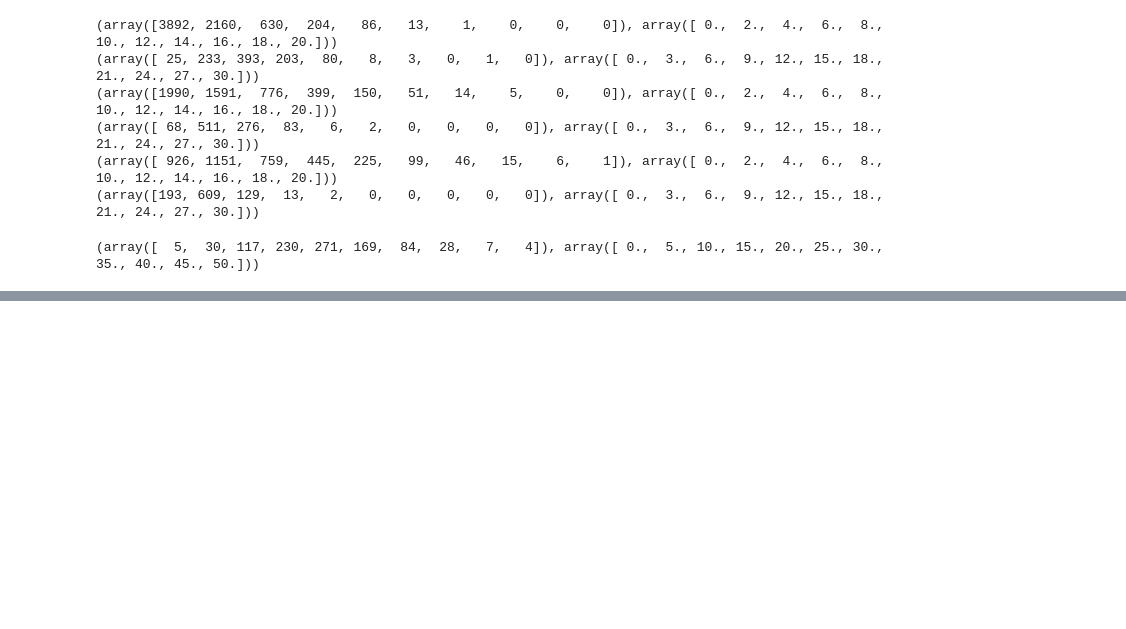
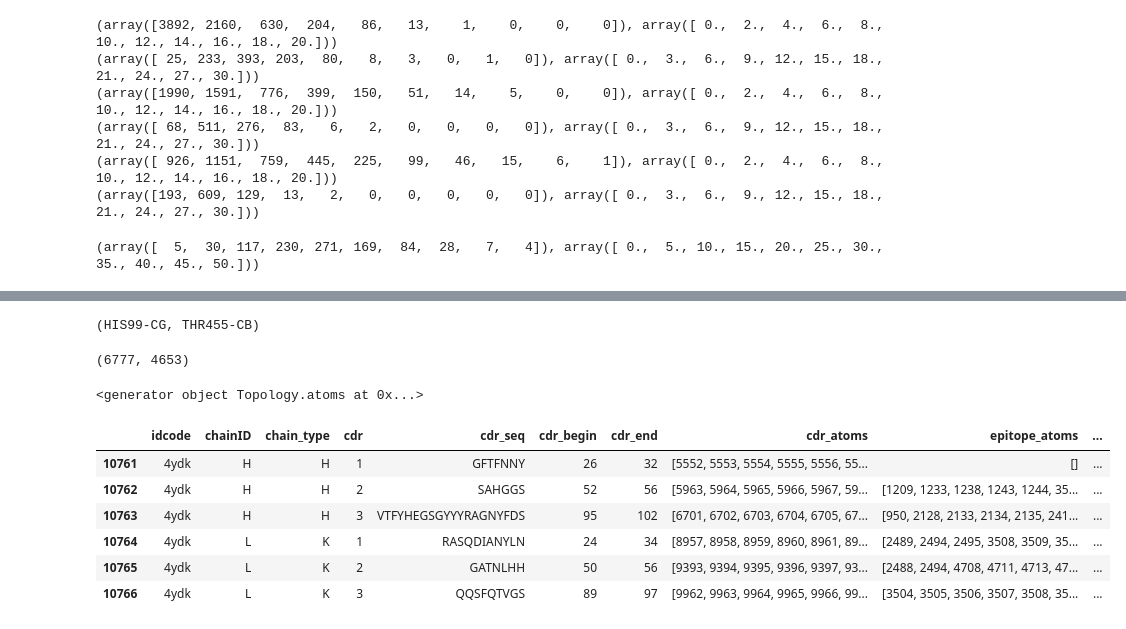
Before and after one commit to concept-lab/AbAgInterface, a Jupyter notebook: explore.ipynb, the cells around one changed output, grey strips where cells are left out. Cells and saved outputs as stored; diff of their text form; code cells hidden in the pictures; blank space fills up the shorter version.

Commit message:
Detecting contacting atoms and calculating their distances.

```diff
--- a/explore.ipynb
+++ b/explore.ipynb
@@ -850,0 +1177,8 @@ print(np.histogram(atom_hist['C'], range=(0, 50), bins=10))
+# %%
+(al[6764], al[4652])
+# %% [output]
+(HIS99-CG, THR455-CB)
+# %%
+(al[6764].serial, al[4652].serial)
+# %% [output]
+(6777, 4653)
@@ -850,0 +1189,14 @@ print(np.histogram(atom_hist['C'], range=(0, 50), bins=10))
+# %%
+trj_in.topology.atoms
+# %% [output]
+<generator object Topology.atoms at 0x...>
+# %%
+buried_fullab.query(f"idcode == '4ydk'").
+# %% [output]
+|  | idcode | chainID | chain_type | cdr | cdr_seq | cdr_begin | cdr_end | cdr_atoms | epitope_atoms | ... |
+| 10761 | 4ydk | H | H | 1 | GFTFNNY | 26 | 32 | [5552, 5553, 5554, 5555, 5556, 55... | [] | ... |
+| 10762 | 4ydk | H | H | 2 | SAHGGS | 52 | 56 | [5963, 5964, 5965, 5966, 5967, 59... | [1209, 1233, 1238, 1243, 1244, 35... | ... |
+| 10763 | 4ydk | H | H | 3 | VTFYHEGSGYYYRAGNYFDS | 95 | 102 | [6701, 6702, 6703, 6704, 6705, 67... | [950, 2128, 2133, 2134, 2135, 241... | ... |
+| 10764 | 4ydk | L | K | 1 | RASQDIANYLN | 24 | 34 | [8957, 8958, 8959, 8960, 8961, 89... | [2489, 2494, 2495, 3508, 3509, 35... | ... |
+| 10765 | 4ydk | L | K | 2 | GATNLHH | 50 | 56 | [9393, 9394, 9395, 9396, 9397, 93... | [2488, 2494, 4708, 4711, 4713, 47... | ... |
+| 10766 | 4ydk | L | K | 3 | QQSFQTVGS | 89 | 97 | [9962, 9963, 9964, 9965, 9966, 99... | [3504, 3505, 3506, 3507, 3508, 35... | ... |
```
Also changed, not shown: parts of 25 cells of this notebook.
